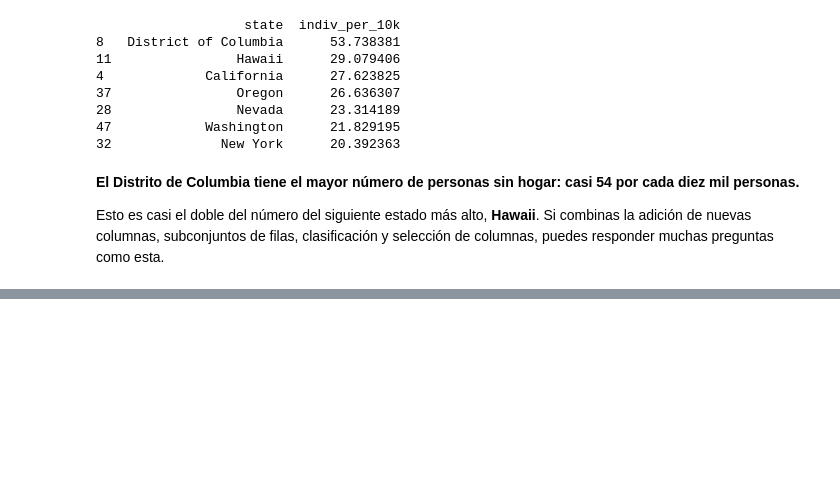
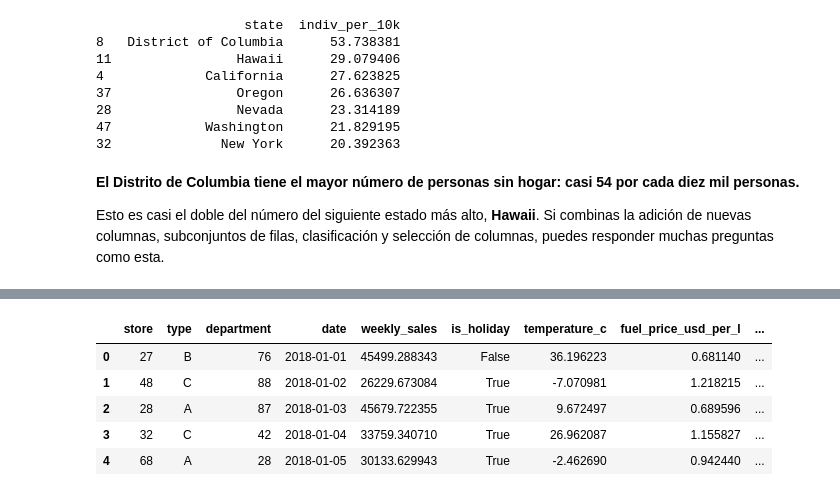
Before and after one commit to JorgeHdzRiv/Python_Tutorial, a Jupyter notebook: DataScience/Manipulacion_Pandas.ipynb, the cells around one changed output, grey strips where cells are left out. Drawn from its saved outputs; the diff is of its cells as text; code cells hidden in the pictures; blank space fills up the shorter version.

```diff
--- a/DataScience/Manipulacion_Pandas.ipynb
+++ b/DataScience/Manipulacion_Pandas.ipynb
@@ -395,0 +405,11 @@ Esto es casi el doble del número del siguiente estado más alto, **Hawaii**. Si
+# %%
+import pandas as pd
+sales = pd.read_csv("sales.csv")
+sales.head()
+# %% [output]
+|  | store | type | department | date | weekly_sales | is_holiday | temperature_c | fuel_price_usd_per_l | ... |
+| 0 | 27 | B | 76 | 2018-01-01 | 45499.288343 | False | 36.196223 | 0.681140 | ... |
+| 1 | 48 | C | 88 | 2018-01-02 | 26229.673084 | True | -7.070981 | 1.218215 | ... |
+| 2 | 28 | A | 87 | 2018-01-03 | 45679.722355 | True | 9.672497 | 0.689596 | ... |
+| 3 | 32 | C | 42 | 2018-01-04 | 33759.340710 | True | 26.962087 | 1.155827 | ... |
+| 4 | 68 | A | 28 | 2018-01-05 | 30133.629943 | True | -2.462690 | 0.942440 | ... |
```
Also changed, not shown: parts of 15 cells of this notebook, 1 other file.
